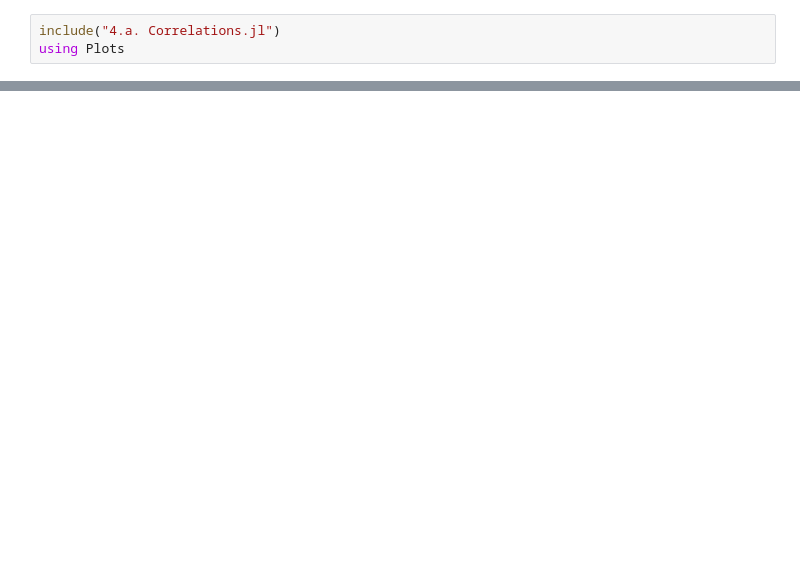
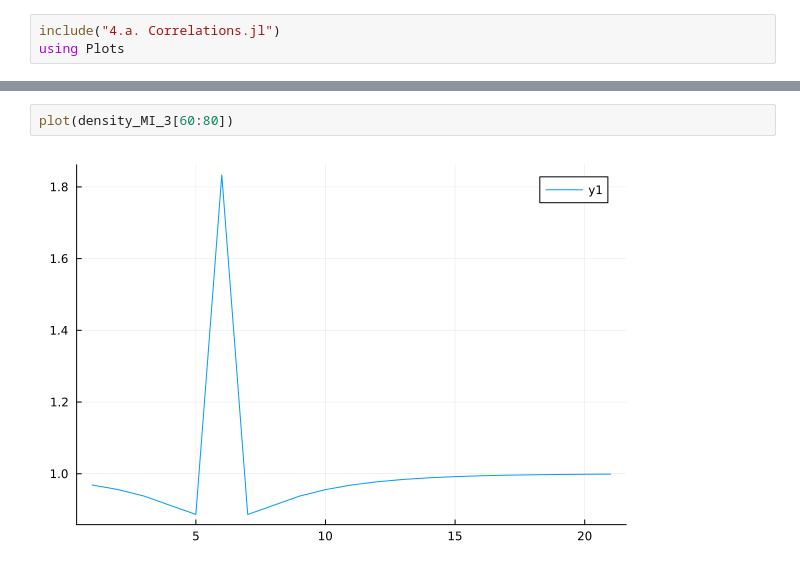
Before and after one commit to GQCG-res/Phase-Transitions-in-Bose-Hubbard, a Jupyter notebook: code/MPS_groundstate/4.b. Density-profiles.ipynb, the cells around one changed output, grey strips where cells are left out. Cells and saved outputs as stored; diff of their text form; blank space fills up the shorter version.

```diff
--- a/code/MPS_groundstate/4.b. Density-profiles.ipynb
+++ b/code/MPS_groundstate/4.b. Density-profiles.ipynb
@@ -95,0 +75,4 @@ plot([density_SF, density_SF_2, density_SF_3, density_SF_4])
+# %%
+plot(density_MI_3[60:80])
+# %% [output]
+[figure, added]
```
Also changed, not shown: parts of 9 cells of this notebook, 2 other files.
